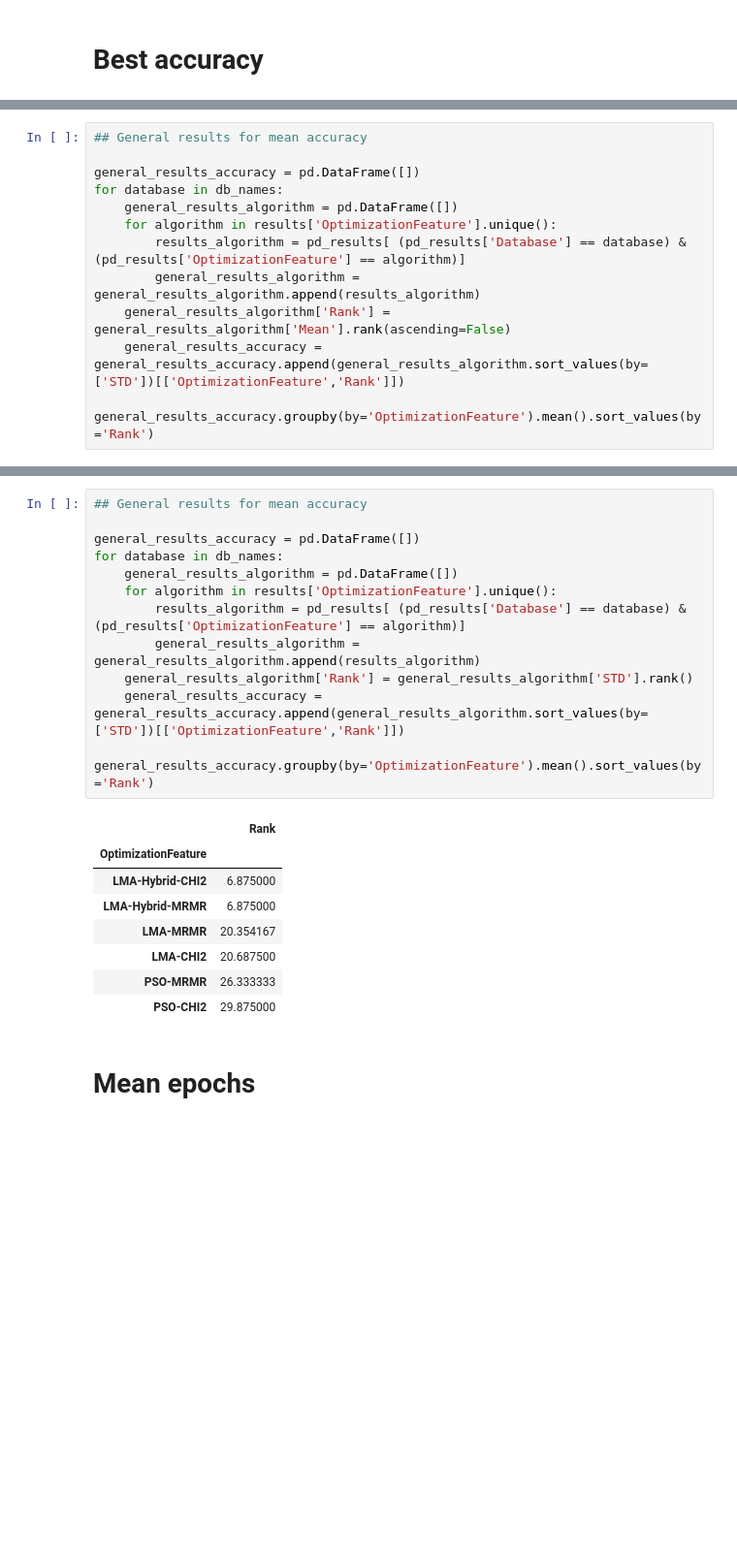
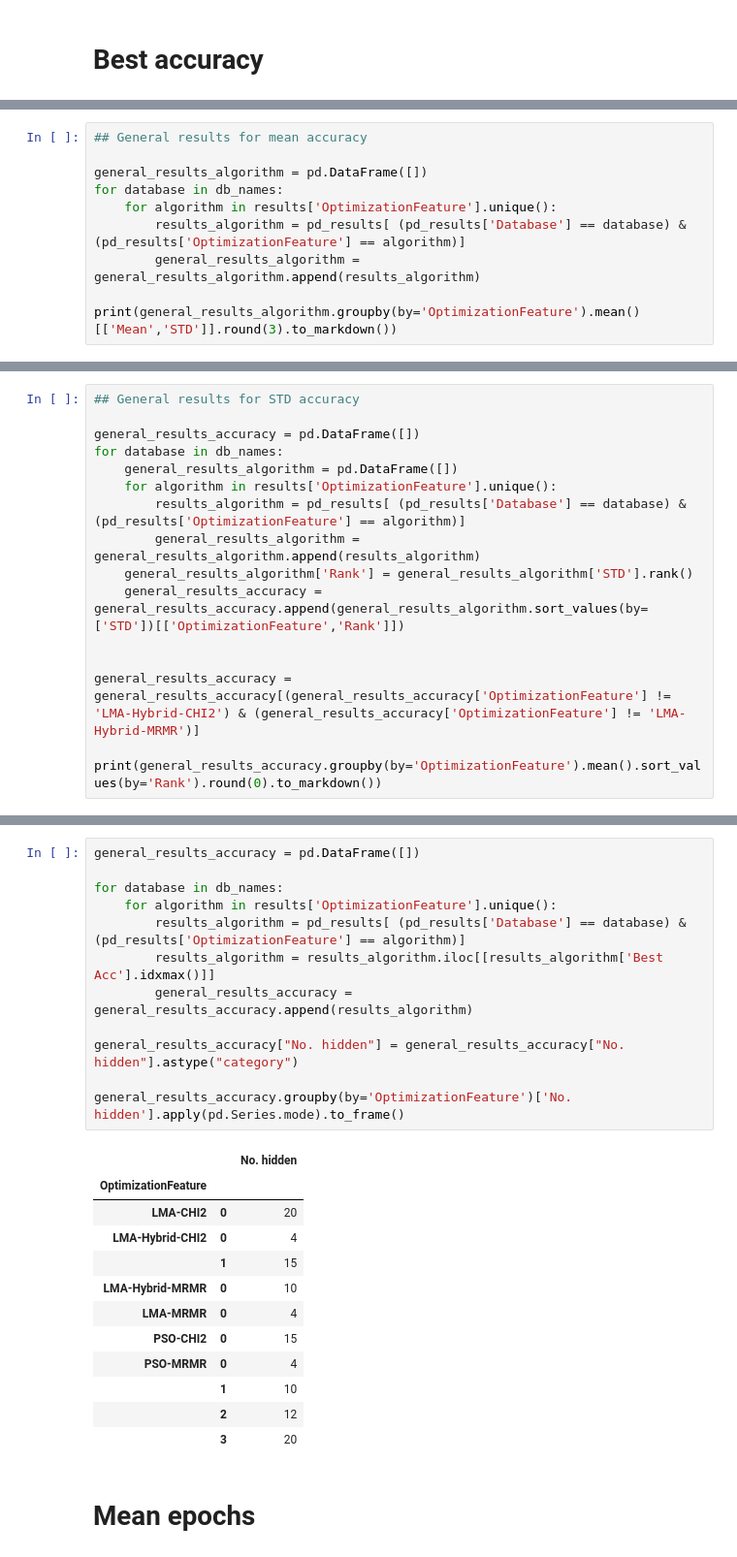
Before and after one commit to Dntfreitas/PSORNN_Classification, a Jupyter notebook: Analysis.ipynb, the cells around one changed output, grey strips where cells are left out. Shown at 97% size. Saved outputs shown, nothing was run; the diff lists cells and outputs as text; blank space fills up the shorter version.

Commit message:
Accuracy analysis

```diff
--- a/Analysis.ipynb
+++ b/Analysis.ipynb
@@ -85,0 +90,10 @@ for database in db_names:
+# %%
+## General results for mean accuracy
+
+general_results_algorithm = pd.DataFrame([])
+for database in db_names:
+    for algorithm in results['OptimizationFeature'].unique():
+        results_algorithm = pd_results[ (pd_results['Database'] == database) & (pd_results['OptimizationFeature'] == algorithm)]
+        general_results_algorithm = general_results_algorithm.append(results_algorithm)
+
+print(general_results_algorithm.groupby(by='OptimizationFeature').mean()[['Mean','STD']].round(3).to_markdown())
@@ -86,5 +109,5 @@ for database in db_names:
 # %%
-## General results for mean accuracy
+## General results for STD accuracy
 
 general_results_accuracy = pd.DataFrame([])
 for database in db_names:
@@ -92,8 +115,11 @@ for database in db_names:
     for algorithm in results['OptimizationFeature'].unique():
         results_algorithm = pd_results[ (pd_results['Database'] == database) & (pd_results['OptimizationFeature'] == algorithm)]
         general_results_algorithm = general_results_algorithm.append(results_algorithm)
-    general_results_algorithm['Rank'] = general_results_algorithm['Mean'].rank(ascending=False)
+    general_results_algorithm['Rank'] = general_results_algorithm['STD'].rank()
     general_results_accuracy = general_results_accuracy.append(general_results_algorithm.sort_values(by=['STD'])[['OptimizationFeature','Rank']])
 
-general_results_accuracy.groupby(by='OptimizationFeature').mean().sort_values(by='Rank')
+
+general_results_accuracy = general_results_accuracy[(general_results_accuracy['OptimizationFeature'] != 'LMA-Hybrid-CHI2') & (general_results_accuracy['OptimizationFeature'] != 'LMA-Hybrid-MRMR')]
+
+print(general_results_accuracy.groupby(by='OptimizationFeature').mean().sort_values(by='Rank').round(0).to_markdown())
 # %% [output]
@@ -108,25 +132,28 @@ general_results_accuracy.groupby(by='OptimizationFeature').mean().sort_values(by
 # %%
-## General results for mean accuracy
+general_results_accuracy = pd.DataFrame([])
 
-general_results_accuracy = pd.DataFrame([])
 for database in db_names:
-    general_results_algorithm = pd.DataFrame([])
     for algorithm in results['OptimizationFeature'].unique():
         results_algorithm = pd_results[ (pd_results['Database'] == database) & (pd_results['OptimizationFeature'] == algorithm)]
-        general_results_algorithm = general_results_algorithm.append(results_algorithm)
-    general_results_algorithm['Rank'] = general_results_algorithm['STD'].rank()
-    general_results_accuracy = general_results_accuracy.append(general_results_algorithm.sort_values(by=['STD'])[['OptimizationFeature','Rank']])
+        results_algorithm = results_algorithm.iloc[[results_algorithm['Best Acc'].idxmax()]]
+        general_results_accuracy = general_results_accuracy.append(results_algorithm)
 
-general_results_accuracy.groupby(by='OptimizationFeature').mean().sort_values(by='Rank')
+general_results_accuracy["No. hidden"] = general_results_accuracy["No. hidden"].astype("category")
+
+general_results_accuracy.groupby(by='OptimizationFeature')['No. hidden'].apply(pd.Series.mode).to_frame()
 # %% [output]
-|  | Rank |
-| OptimizationFeature |  |
-| LMA-Hybrid-CHI2 | 6.875000 |
-| LMA-Hybrid-MRMR | 6.875000 |
-| LMA-MRMR | 20.354167 |
-| LMA-CHI2 | 20.687500 |
-| PSO-MRMR | 26.333333 |
-| PSO-CHI2 | 29.875000 |
+|  |  | No. hidden |
+| OptimizationFeature |  |  |
+| LMA-CHI2 | 0 | 20 |
+| LMA-Hybrid-CHI2 | 0 | 4 |
+|  | 1 | 15 |
+| LMA-Hybrid-MRMR | 0 | 10 |
+| LMA-MRMR | 0 | 4 |
+| PSO-CHI2 | 0 | 15 |
+| PSO-MRMR | 0 | 4 |
+|  | 1 | 10 |
+|  | 2 | 12 |
+|  | 3 | 20 |
 # %% [markdown]
 # Mean epochs
 # %%
```
Also changed, not shown: parts of 5 cells of this notebook, 1 other file.
